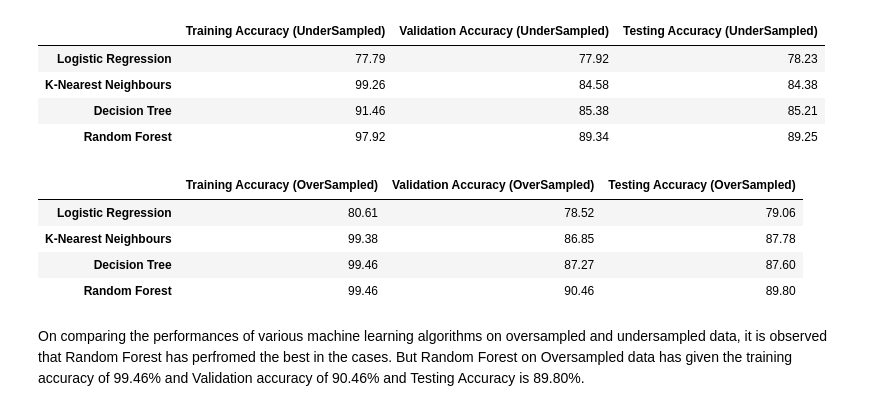
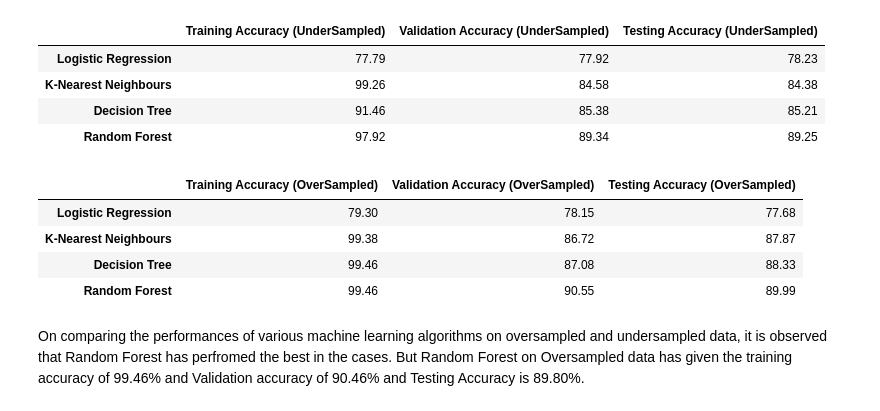
Before and after one commit to kksairam19061996/Nikhil_MSc_Project, a Jupyter notebook: DATASET/Hotel Reservation cancellation Project.ipynb, the cells around one changed output. Saved outputs shown, nothing was run; the diff lists cells and outputs as text; code cells hidden in the pictures.

```diff
--- a/DATASET/Hotel Reservation cancellation Project.ipynb
+++ b/DATASET/Hotel Reservation cancellation Project.ipynb
@@ -1307,19 +1415,19 @@ US_Data_Results
 | Decision Tree | 91.46 | 85.38 | 85.21 |
 | Random Forest | 97.92 | 89.34 | 89.25 |
 # %%
-oversampled_results = {'Logistic Regression': {'Training Accuracy (OverSampled)': 80.61,'Validation Accuracy (OverSampled)': 78.52, 'Testing Accuracy (OverSampled)':79.06},
-            'K-Nearest Neighbours': {'Training Accuracy (OverSampled)': 99.38,'Validation Accuracy (OverSampled)': 86.85, 'Testing Accuracy (OverSampled)': 87.78},
-            'Decision Tree': {'Training Accuracy (OverSampled)': 99.46,'Validation Accuracy (OverSampled)': 87.27, 'Testing Accuracy (OverSampled)': 87.60},
-            'Random Forest': {'Training Accuracy (OverSampled)': 99.46 ,'Validation Accuracy (OverSampled)': 90.46, 'Testing Accuracy (OverSampled)': 89.80}}
+oversampled_results = {'Logistic Regression': {'Training Accuracy (OverSampled)': 79.30,'Validation Accuracy (OverSampled)': 78.15, 'Testing Accuracy (OverSampled)':77.68},
+            'K-Nearest Neighbours': {'Training Accuracy (OverSampled)': 99.38,'Validation Accuracy (OverSampled)': 86.72, 'Testing Accuracy (OverSampled)': 87.87},
+            'Decision Tree': {'Training Accuracy (OverSampled)': 99.46,'Validation Accuracy (OverSampled)': 87.08, 'Testing Accuracy (OverSampled)': 88.33},
+            'Random Forest': {'Training Accuracy (OverSampled)': 99.46 ,'Validation Accuracy (OverSampled)': 90.55, 'Testing Accuracy (OverSampled)': 89.99}}
 
 OS_Data_Results = pd.DataFrame(oversampled_results).transpose()
 OS_Data_Results
 # %% [output]
 |  | Training Accuracy (OverSampled) | Validation Accuracy (OverSampled) | Testing Accuracy (OverSampled) |
-| Logistic Regression | 80.61 | 78.52 | 79.06 |
-| K-Nearest Neighbours | 99.38 | 86.85 | 87.78 |
-| Decision Tree | 99.46 | 87.27 | 87.60 |
-| Random Forest | 99.46 | 90.46 | 89.80 |
+| Logistic Regression | 79.30 | 78.15 | 77.68 |
+| K-Nearest Neighbours | 99.38 | 86.72 | 87.87 |
+| Decision Tree | 99.46 | 87.08 | 88.33 |
+| Random Forest | 99.46 | 90.55 | 89.99 |
 # %% [markdown]
 On comparing the performances of various machine learning algorithms on oversampled and undersampled data, it is observed that Random Forest has perfromed the best in the cases. But Random Forest on Oversampled data has given the training accuracy of 99.46% and Validation accuracy of  90.46% and Testing Accuracy is 89.80%.
 # %% [markdown]
```
Also changed, not shown: parts of 40 cells of this notebook, 10 other files.
